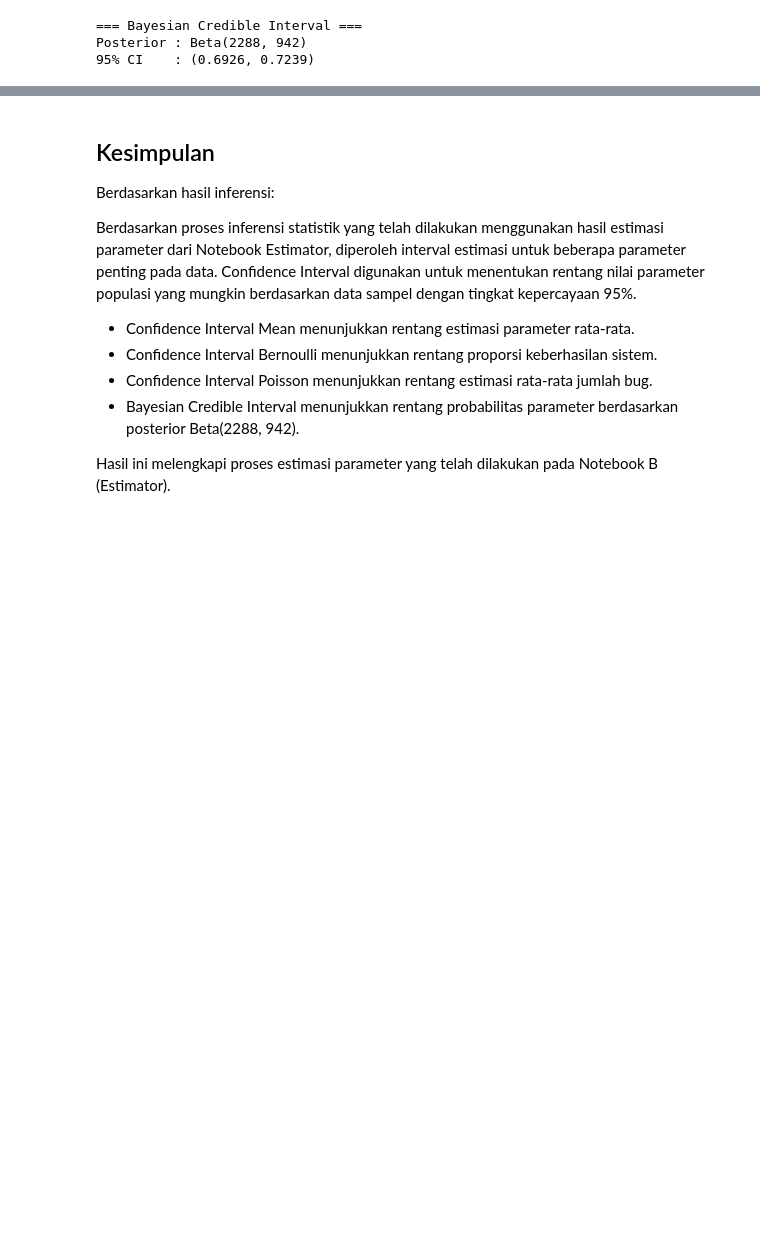
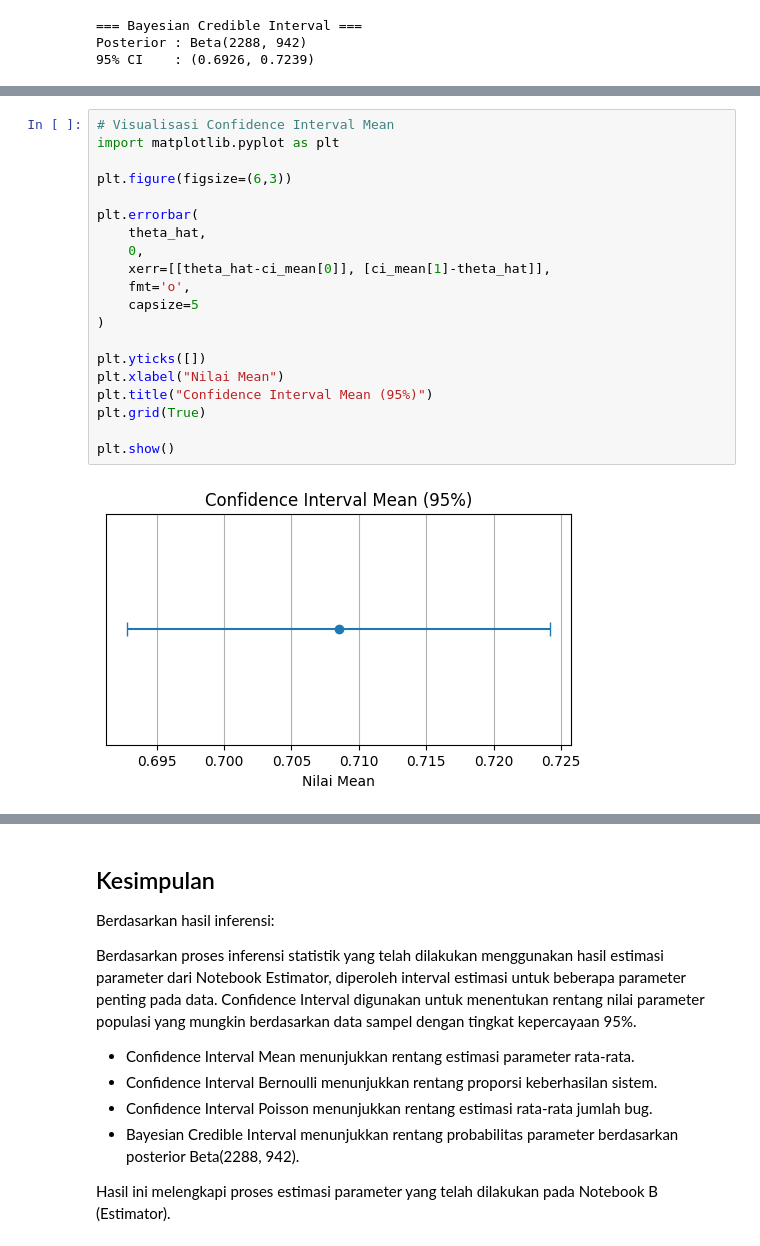
Before and after one commit to DRNCW/stat-audit-pandas-Tim7--sti-2025, a Jupyter notebook: Notebooks/03_confidence_interval.ipynb, the cells around one changed output, grey strips where cells are left out. Saved outputs shown, nothing was run; the diff lists cells and outputs as text; blank space fills up the shorter version.

```diff
--- a/Notebooks/03_confidence_interval.ipynb
+++ b/Notebooks/03_confidence_interval.ipynb
@@ -181,0 +186,22 @@ summary
+# %%
+# Visualisasi Confidence Interval Mean
+import matplotlib.pyplot as plt
+
+plt.figure(figsize=(6,3))
+
+plt.errorbar(
+    theta_hat,
+    0,
+    xerr=[[theta_hat-ci_mean[0]], [ci_mean[1]-theta_hat]],
+    fmt='o',
+    capsize=5
+)
+
+plt.yticks([])
+plt.xlabel("Nilai Mean")
+plt.title("Confidence Interval Mean (95%)")
+plt.grid(True)
+
+plt.show()
+# %% [output]
+[figure, added]
```
Also changed, not shown: parts of 6 cells of this notebook.
